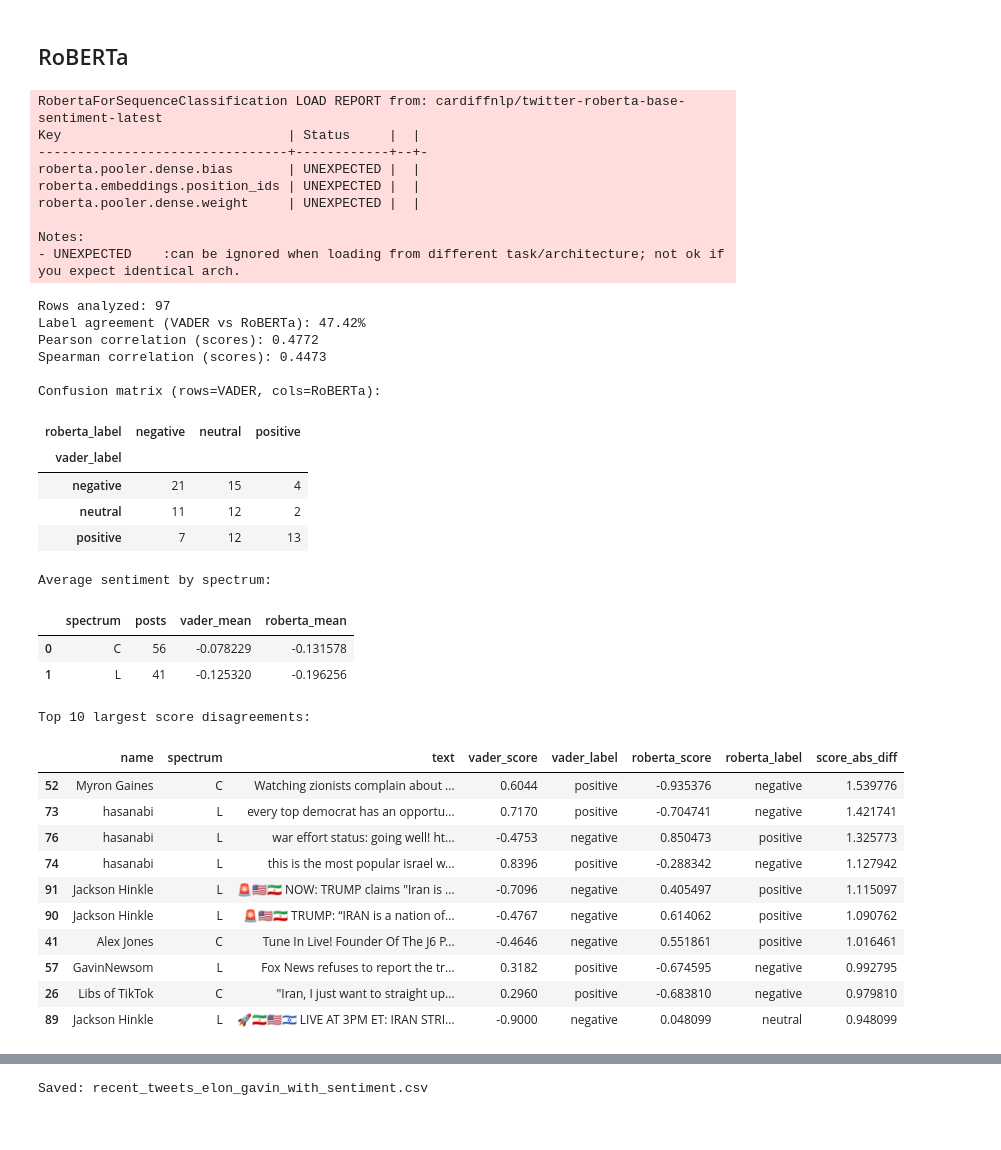
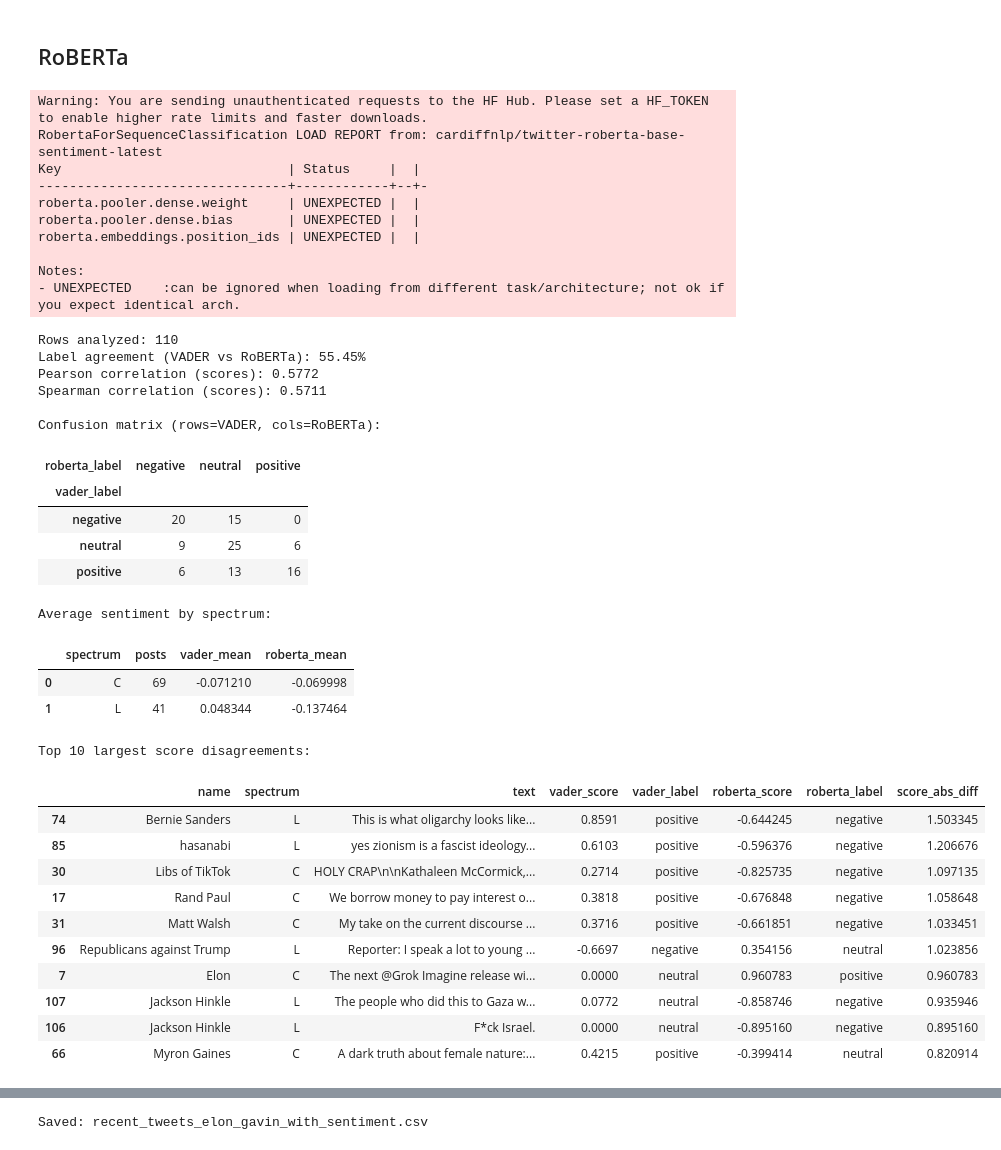
Before and after one commit to Aesonnn/X-Signal, a Jupyter notebook: analysis.ipynb, the cells around one changed output, grey strips where cells are left out. Saved outputs shown, nothing was run; the diff lists cells and outputs as text; code cells hidden in the pictures.

```diff
--- a/analysis.ipynb
+++ b/analysis.ipynb
@@ -74,7 +59,7 @@ for pkg in ["transformers", "torch"]:
 
 from transformers import AutoTokenizer, AutoModelForSequenceClassification
 
-CSV_PATH = "recent_posts_1603.csv"
+CSV_PATH = "recent_posts_2503.csv"
 MODEL_NAME = "cardiffnlp/twitter-roberta-base-sentiment-latest"
 
 # Load data
@@ -151,51 +136,52 @@ if "spectrum" in comp_df.columns:
 comp_df["score_abs_diff"] = (comp_df["vader_score"] - comp_df["roberta_score"]).abs()
 print("\nTop 10 largest score disagreements:")
 display(
     comp_df.sort_values("score_abs_diff", ascending=False)[
         ["name", "spectrum", "text", "vader_score", "vader_label", "roberta_score", "roberta_label", "score_abs_diff"]
     ].head(10)
     if "name" in comp_df.columns and "spectrum" in comp_df.columns
     else comp_df.sort_values("score_abs_diff", ascending=False)[
         ["text", "vader_score", "vader_label", "roberta_score", "roberta_label", "score_abs_diff"]
     ].head(10)
 )
 
 comp_df.head(5)
 # %% [output]
+Warning: You are sending unauthenticated requests to the HF Hub. Please set a HF_TOKEN to enable higher rate limits and faster downloads.
 RobertaForSequenceClassification LOAD REPORT from: cardiffnlp/twitter-roberta-base-sentiment-latest
 Key                             | Status     |  |
 --------------------------------+------------+--+-
+roberta.pooler.dense.weight     | UNEXPECTED |  |
 roberta.pooler.dense.bias       | UNEXPECTED |  |
 roberta.embeddings.position_ids | UNEXPECTED |  |
-roberta.pooler.dense.weight     | UNEXPECTED |  |
 
 Notes:
 - UNEXPECTED    :can be ignored when loading from different task/architecture; not ok if you expect identical arch.
-Rows analyzed: 97
-Label agreement (VADER vs RoBERTa): 47.42%
-Pearson correlation (scores): 0.4772
-Spearman correlation (scores): 0.4473
+Rows analyzed: 110
+Label agreement (VADER vs RoBERTa): 55.45%
+Pearson correlation (scores): 0.5772
+Spearman correlation (scores): 0.5711
 
 Confusion matrix (rows=VADER, cols=RoBERTa):
 | roberta_label | negative | neutral | positive |
 | vader_label |  |  |  |
-| negative | 21 | 15 | 4 |
-| neutral | 11 | 12 | 2 |
-| positive | 7 | 12 | 13 |
+| negative | 20 | 15 | 0 |
+| neutral | 9 | 25 | 6 |
+| positive | 6 | 13 | 16 |
 Average sentiment by spectrum:
 |  | spectrum | posts | vader_mean | roberta_mean |
-| 0 | C | 56 | -0.078229 | -0.131578 |
-| 1 | L | 41 | -0.125320 | -0.196256 |
+| 0 | C | 69 | -0.071210 | -0.069998 |
+| 1 | L | 41 | 0.048344 | -0.137464 |
 Top 10 largest score disagreements:
 |  | name | spectrum | text | vader_score | vader_label | roberta_score | roberta_label | score_abs_diff |
-| 52 | Myron Gaines | C | Watching zionists complain about ... | 0.6044 | positive | -0.935376 | negative | 1.539776 |
-| 73 | hasanabi | L | every top democrat has an opportu... | 0.7170 | positive | -0.704741 | negative | 1.421741 |
-| 76 | hasanabi | L | war effort status: going well! ht... | -0.4753 | negative | 0.850473 | positive | 1.325773 |
-| 74 | hasanabi | L | this is the most popular israel w... | 0.8396 | positive | -0.288342 | negative | 1.127942 |
-| 91 | Jackson Hinkle | L | 🚨🇺🇸🇮🇷 NOW: TRUMP claims "Iran is ... | -0.7096 | negative | 0.405497 | positive | 1.115097 |
-| 90 | Jackson Hinkle | L | 🚨🇺🇸🇮🇷 TRUMP: “IRAN is a nation of... | -0.4767 | negative | 0.614062 | positive | 1.090762 |
-| 41 | Alex Jones | C | Tune In Live! Founder Of The J6 P... | -0.4646 | negative | 0.551861 | positive | 1.016461 |
-| 57 | GavinNewsom | L | Fox News refuses to report the tr... | 0.3182 | positive | -0.674595 | negative | 0.992795 |
-| 26 | Libs of TikTok | C | "Iran, I just want to straight up... | 0.2960 | positive | -0.683810 | negative | 0.979810 |
-| 89 | Jackson Hinkle | L | 🚀🇮🇷🇺🇸🇮🇱 LIVE AT 3PM ET: IRAN STRI... | -0.9000 | negative | 0.048099 | neutral | 0.948099 |
+| 74 | Bernie Sanders | L | This is what oligarchy looks like... | 0.8591 | positive | -0.644245 | negative | 1.503345 |
+| 85 | hasanabi | L | yes zionism is a fascist ideology... | 0.6103 | positive | -0.596376 | negative | 1.206676 |
+| 30 | Libs of TikTok | C | HOLY CRAP\n\nKathaleen McCormick,... | 0.2714 | positive | -0.825735 | negative | 1.097135 |
+| 17 | Rand Paul | C | We borrow money to pay interest o... | 0.3818 | positive | -0.676848 | negative | 1.058648 |
+| 31 | Matt Walsh | C | My take on the current discourse ... | 0.3716 | positive | -0.661851 | negative | 1.033451 |
+| 96 | Republicans against Trump | L | Reporter: I speak a lot to young ... | -0.6697 | negative | 0.354156 | neutral | 1.023856 |
+| 7 | Elon | C | The next @Grok Imagine release wi... | 0.0000 | neutral | 0.960783 | positive | 0.960783 |
+| 107 | Jackson Hinkle | L | The people who did this to Gaza w... | 0.0772 | neutral | -0.858746 | negative | 0.935946 |
+| 106 | Jackson Hinkle | L | F*ck Israel. | 0.0000 | neutral | -0.895160 | negative | 0.895160 |
+| 66 | Myron Gaines | C | A dark truth about female nature:... | 0.4215 | positive | -0.399414 | neutral | 0.820914 |
 |  | id | text | author_id | public_metrics | created_at | name | spectrum | vader_score | vader_label | ... |
```
Also changed, not shown: parts of 12 cells of this notebook, 16 other files.
